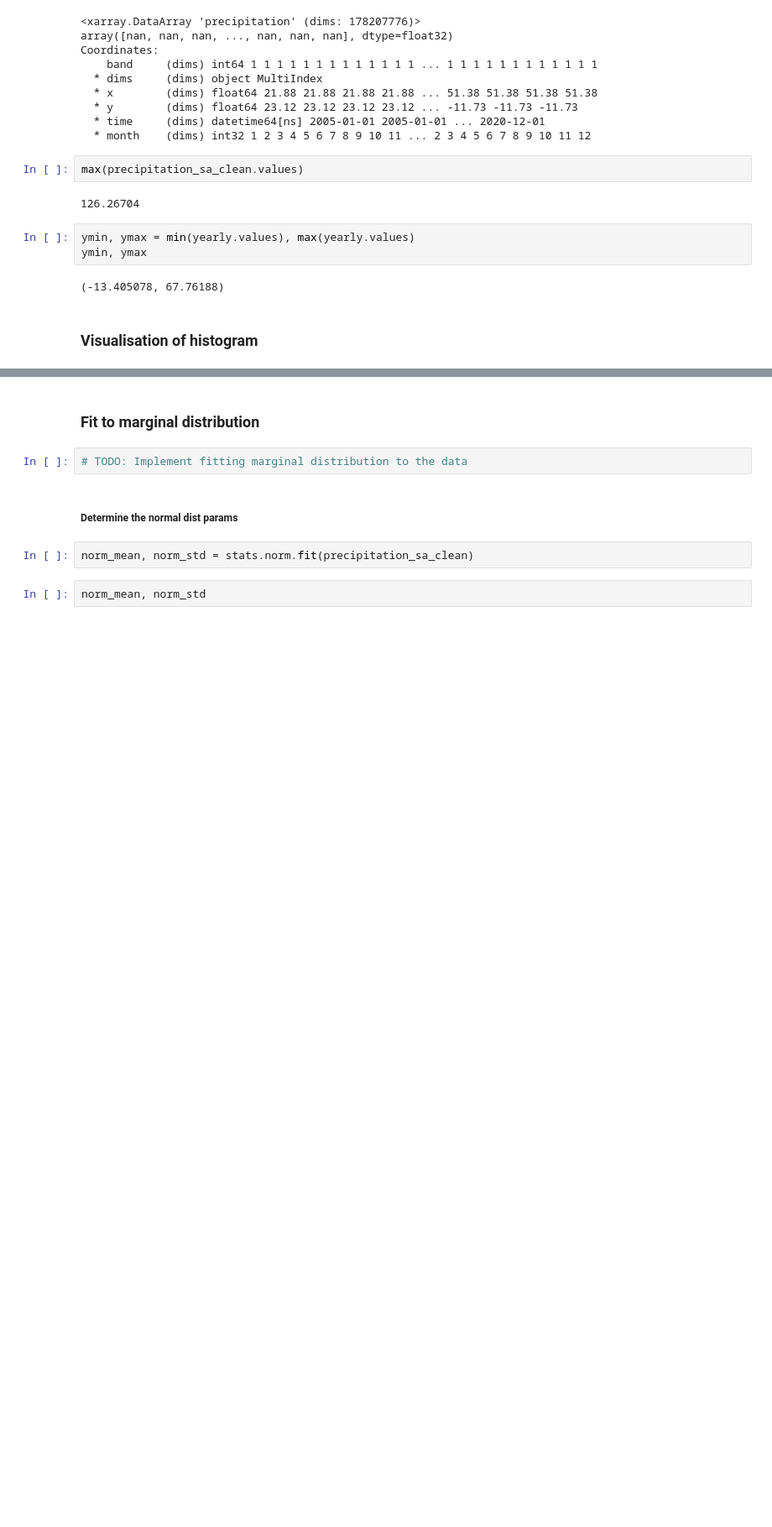
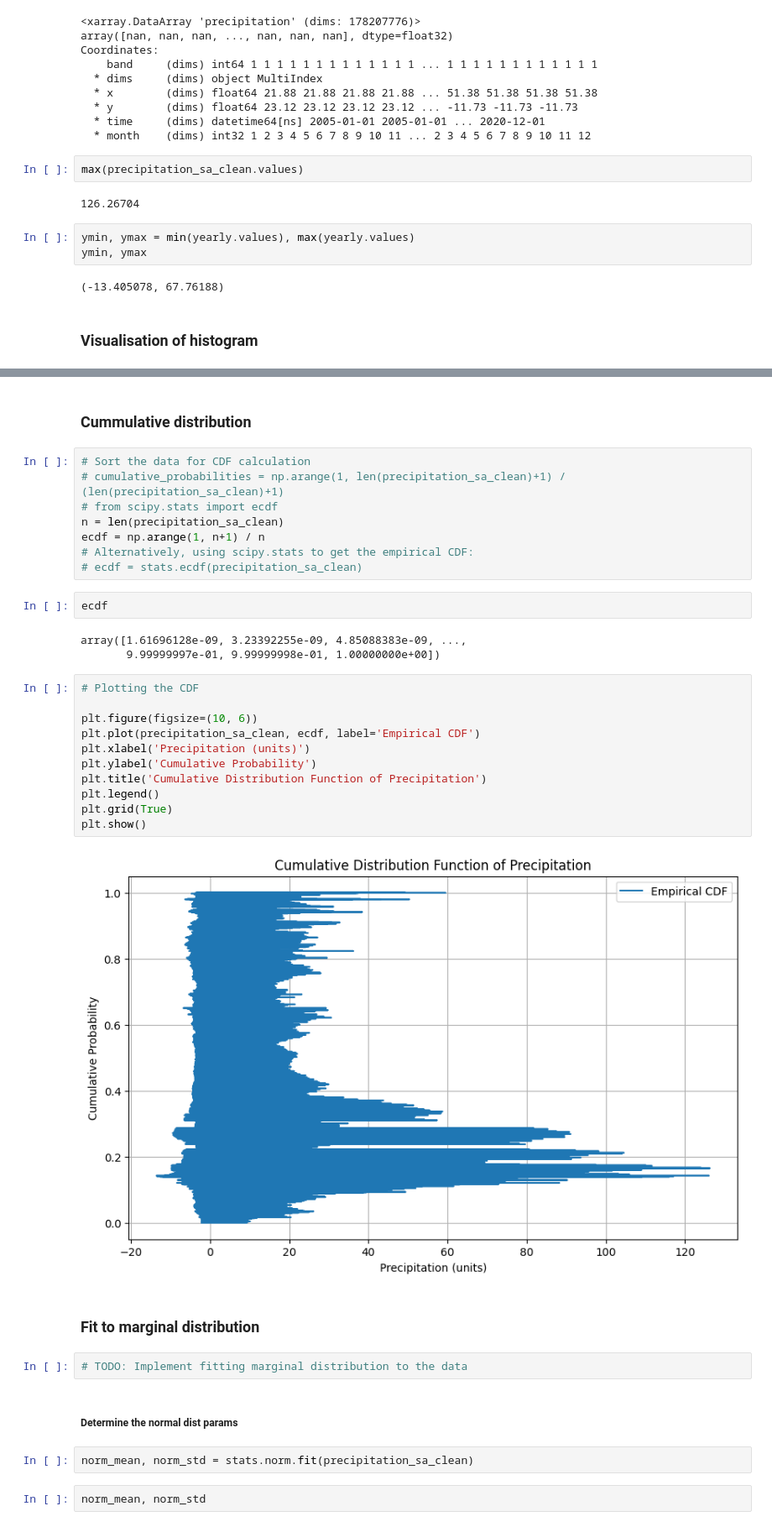
Before and after one commit to linibensonjr/drought-detection-gha, a Jupyter notebook: codebase/precipitation_processing.ipynb, the cells around one changed output, grey strips where cells are left out. Shown: that part at 84% size. Saved outputs shown, nothing was run; the diff lists cells and outputs as text; blank space fills up the shorter version.

```diff
--- a/codebase/precipitation_processing.ipynb
+++ b/codebase/precipitation_processing.ipynb
@@ -259,6 +251,34 @@ plt.legend()
 plt.show()
 # %% [output]
 [figure]
+# %% [markdown]
+### Cummulative distribution
+# %%
+# Sort the data for CDF calculation
+# cumulative_probabilities = np.arange(1, len(precipitation_sa_clean)+1) / (len(precipitation_sa_clean)+1)
+# from scipy.stats import ecdf
+n = len(precipitation_sa_clean)
+ecdf = np.arange(1, n+1) / n
+# Alternatively, using scipy.stats to get the empirical CDF:
+# ecdf = stats.ecdf(precipitation_sa_clean)
+# %%
+ecdf
+# %% [output]
+array([1.61696128e-09, 3.23392255e-09, 4.85088383e-09, ...,
+       9.99999997e-01, 9.99999998e-01, 1.00000000e+00])
+# %%
+# Plotting the CDF
+
+plt.figure(figsize=(10, 6))
+plt.plot(precipitation_sa_clean, ecdf, label='Empirical CDF')
+plt.xlabel('Precipitation (units)')
+plt.ylabel('Cumulative Probability')
+plt.title('Cumulative Distribution Function of Precipitation')
+plt.legend()
+plt.grid(True)
+plt.show()
+# %% [output]
+[figure, added]
 # %% [markdown]
 ### Fit to marginal distribution
 # %%
```
Also changed, not shown: parts of 5 cells of this notebook, 2 other files.
